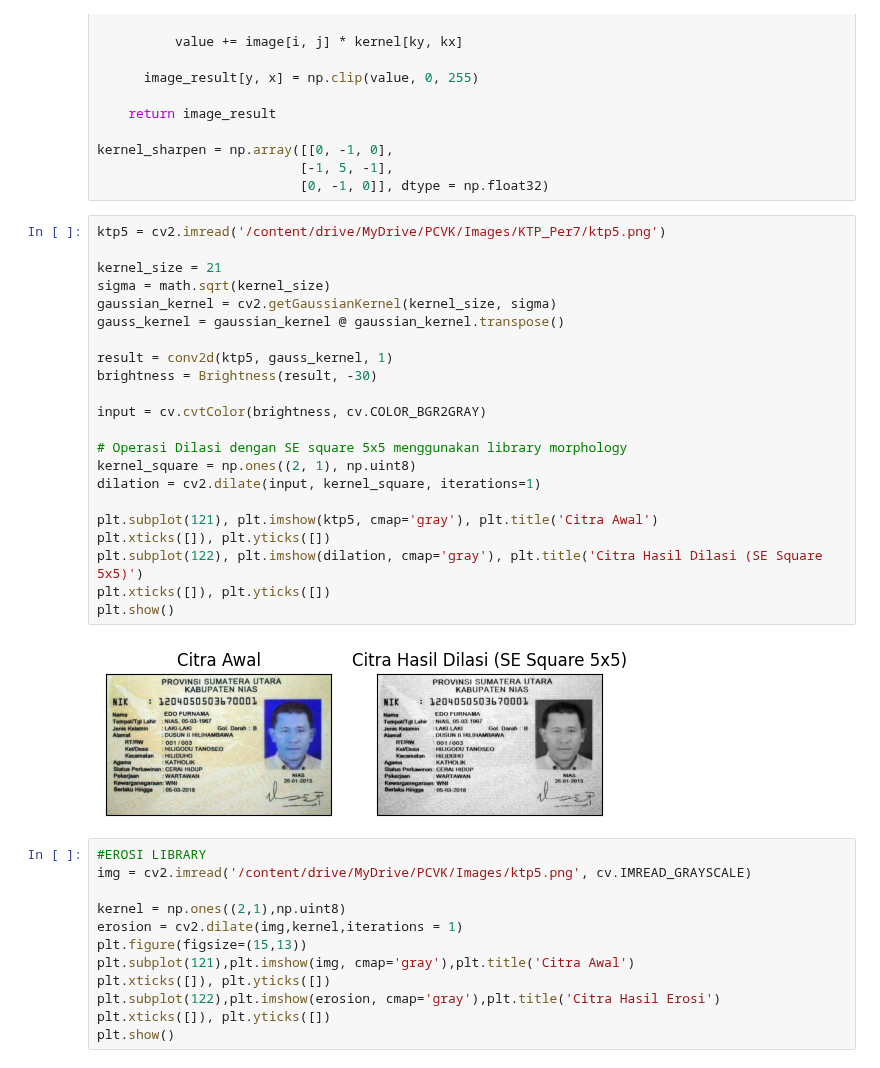
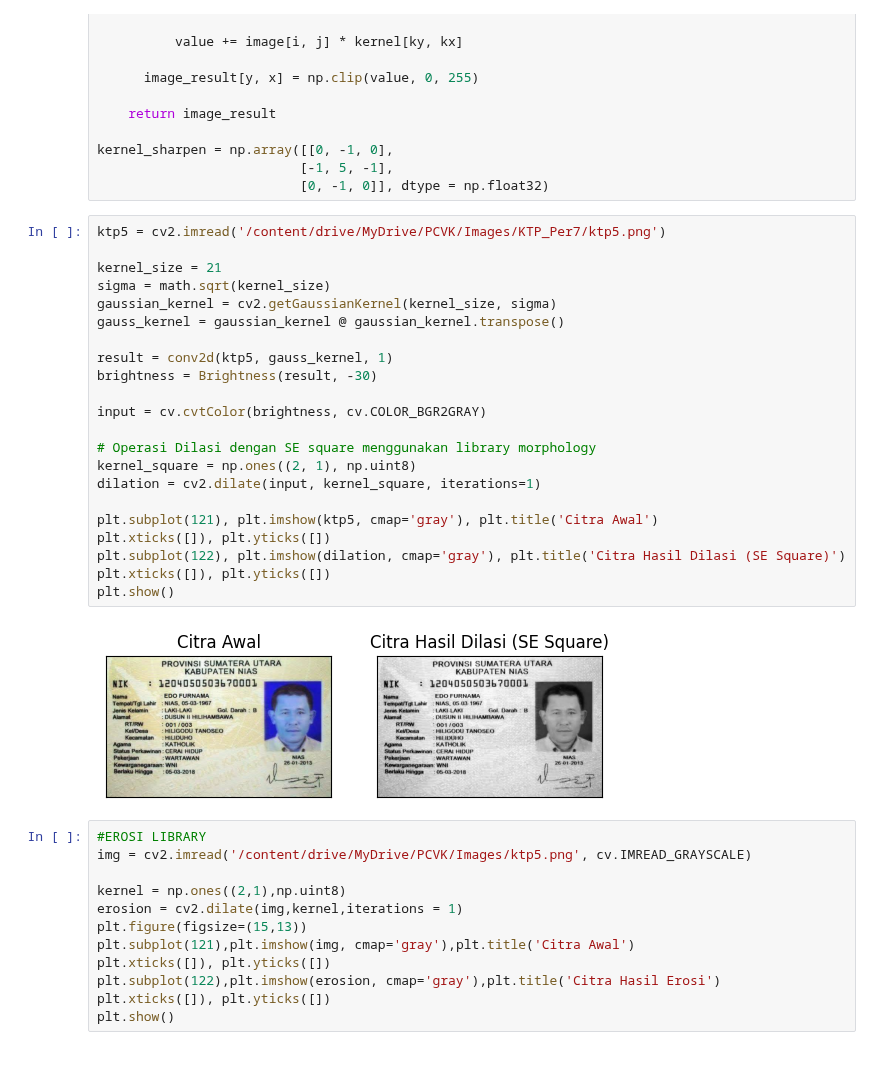
Before and after one commit to Amaliastf/PCVK_Ganjil_2023, a Jupyter notebook: week_09.ipynb, the cells around one changed output. Drawn from its saved outputs; the diff is of its cells as text.

```diff
--- a/week_09.ipynb
+++ b/week_09.ipynb
@@ -603,27 +603,27 @@ kernel_sharpen = np.array([[0, -1, 0],
 # %%
 ktp5 = cv2.imread('/content/drive/MyDrive/PCVK/Images/KTP_Per7/ktp5.png')
 
 kernel_size = 21
 sigma = math.sqrt(kernel_size)
 gaussian_kernel = cv2.getGaussianKernel(kernel_size, sigma)
 gauss_kernel = gaussian_kernel @ gaussian_kernel.transpose()
 
 result = conv2d(ktp5, gauss_kernel, 1)
 brightness = Brightness(result, -30)
 
 input = cv.cvtColor(brightness, cv.COLOR_BGR2GRAY)
 
-# Operasi Dilasi dengan SE square 5x5 menggunakan library morphology
+# Operasi Dilasi dengan SE square menggunakan library morphology
 kernel_square = np.ones((2, 1), np.uint8)
 dilation = cv2.dilate(input, kernel_square, iterations=1)
 
 plt.subplot(121), plt.imshow(ktp5, cmap='gray'), plt.title('Citra Awal')
 plt.xticks([]), plt.yticks([])
-plt.subplot(122), plt.imshow(dilation, cmap='gray'), plt.title('Citra Hasil Dilasi (SE Square 5x5)')
+plt.subplot(122), plt.imshow(dilation, cmap='gray'), plt.title('Citra Hasil Dilasi (SE Square)')
 plt.xticks([]), plt.yticks([])
 plt.show()
 # %% [output]
-[figure, old version]
+[figure, new version]
 # %%
 #EROSI LIBRARY
 img = cv2.imread('/content/drive/MyDrive/PCVK/Images/ktp5.png', cv.IMREAD_GRAYSCALE)
```
